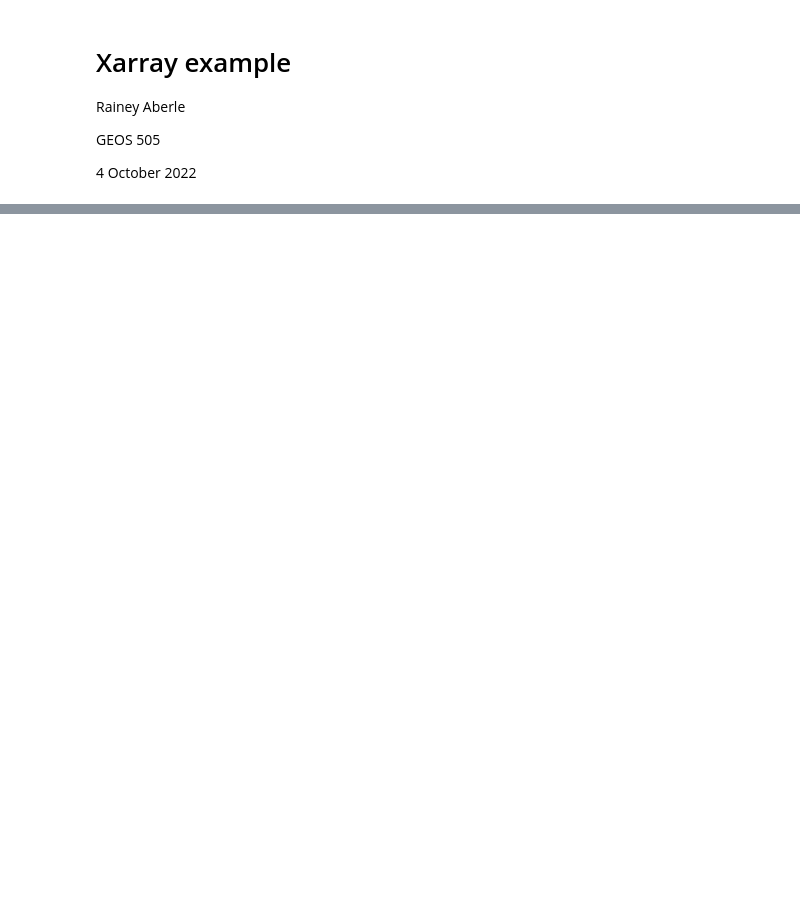
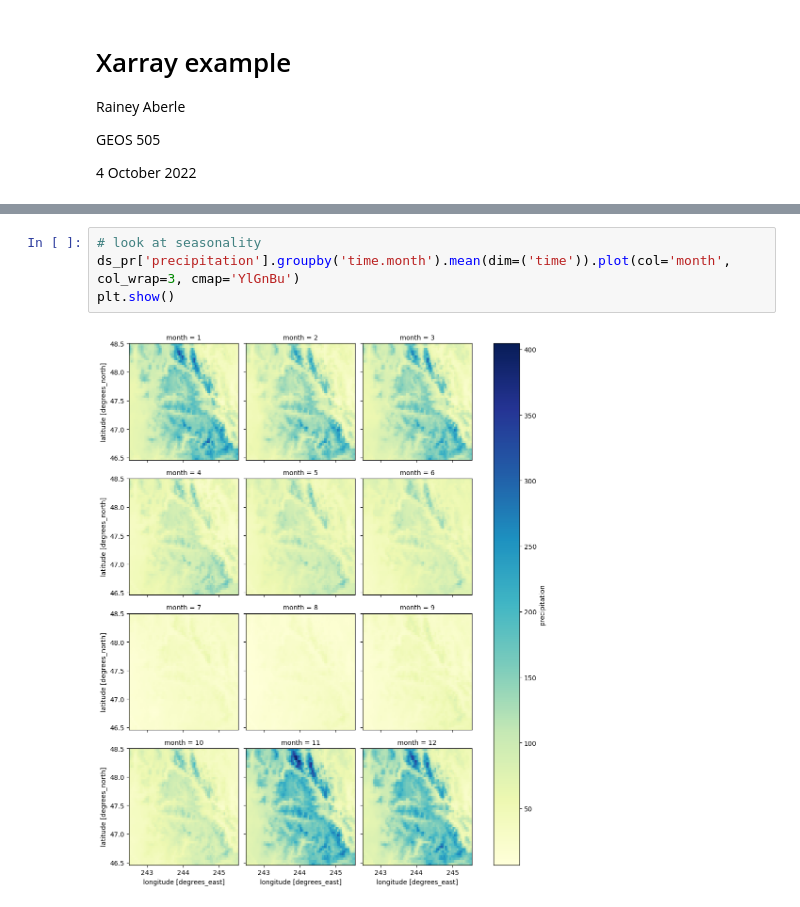
Before and after one commit to RaineyAbe/GEOS505-fall2022, a Jupyter notebook: notebooks/xarray_example.ipynb, the cells around one changed output, grey strips where cells are left out. Drawn from its saved outputs; the diff is of its cells as text; blank space fills up the shorter version.

```diff
--- a/notebooks/xarray_example.ipynb
+++ b/notebooks/xarray_example.ipynb
@@ -37,0 +115,6 @@ ds_pr['precipitation'].groupby('time.month').sum(dim='time').plot()
+# %%
+# look at seasonality
+ds_pr['precipitation'].groupby('time.month').mean(dim=('time')).plot(col='month', col_wrap=3, cmap='YlGnBu')
+plt.show()
+# %% [output]
+[figure, added]
```
Also changed, not shown: parts of 9 cells of this notebook.
